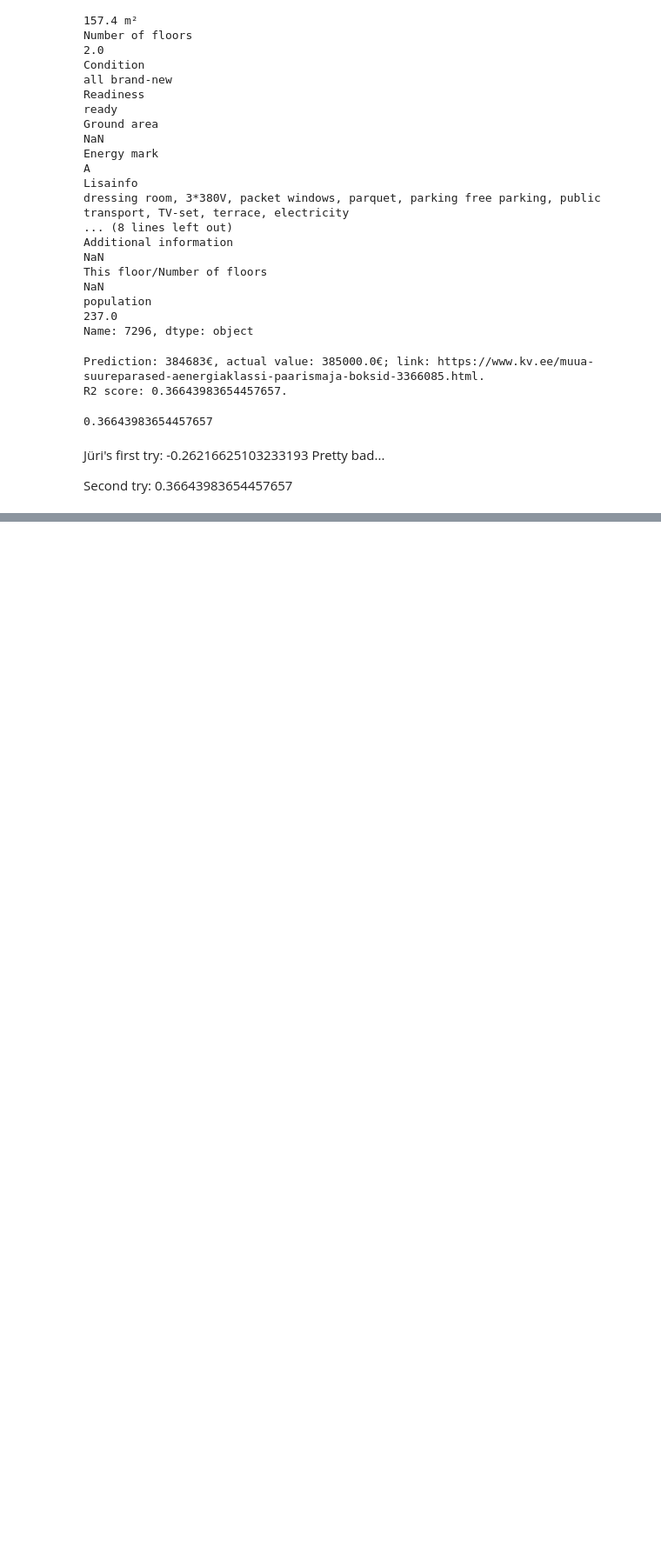
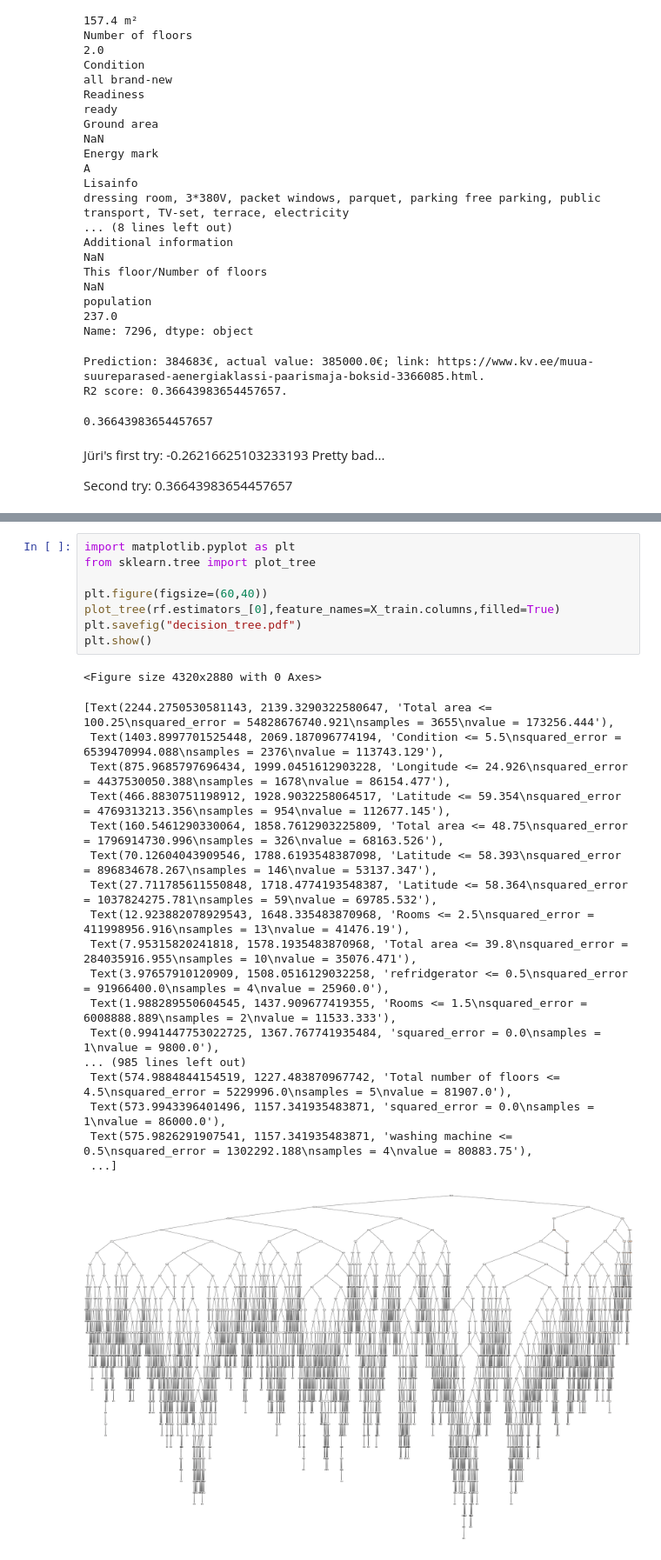
Before and after one commit to Jyrijoul/real_estate_prediction, a Jupyter notebook: models.ipynb, the cells around one changed output, grey strips where cells are left out. Shown at 87% size. Saved outputs shown, nothing was run; the diff lists cells and outputs as text; blank space fills up the shorter version.

```diff
--- a/models.ipynb
+++ b/models.ipynb
@@ -361,0 +364,28 @@ Second try: 0.36643983654457657
+# %%
+import matplotlib.pyplot as plt
+from sklearn.tree import plot_tree
+
+plt.figure(figsize=(60,40))
+plot_tree(rf.estimators_[0],feature_names=X_train.columns,filled=True)
+plt.savefig("decision_tree.pdf")
+plt.show()
+# %% [output]
+<Figure size 4320x2880 with 0 Axes>
+[Text(2244.2750530581143, 2139.3290322580647, 'Total area <= 100.25\nsquared_error = 54828676740.921\nsamples = 3655\nvalue = 173256.444'),
+ Text(1403.8997701525448, 2069.187096774194, 'Condition <= 5.5\nsquared_error = 6539470994.088\nsamples = 2376\nvalue = 113743.129'),
+ Text(875.9685797696434, 1999.0451612903228, 'Longitude <= 24.926\nsquared_error = 4437530050.388\nsamples = 1678\nvalue = 86154.477'),
+ Text(466.8830751198912, 1928.9032258064517, 'Latitude <= 59.354\nsquared_error = 4769313213.356\nsamples = 954\nvalue = 112677.145'),
+ Text(160.5461290330064, 1858.7612903225809, 'Total area <= 48.75\nsquared_error = 1796914730.996\nsamples = 326\nvalue = 68163.526'),
+ Text(70.12604043909546, 1788.6193548387098, 'Latitude <= 58.393\nsquared_error = 896834678.267\nsamples = 146\nvalue = 53137.347'),
+ Text(27.711785611550848, 1718.4774193548387, 'Latitude <= 58.364\nsquared_error = 1037824275.781\nsamples = 59\nvalue = 69785.532'),
+ Text(12.923882078929543, 1648.335483870968, 'Rooms <= 2.5\nsquared_error = 411998956.916\nsamples = 13\nvalue = 41476.19'),
+ Text(7.95315820241818, 1578.1935483870968, 'Total area <= 39.8\nsquared_error = 284035916.955\nsamples = 10\nvalue = 35076.471'),
+ Text(3.97657910120909, 1508.0516129032258, 'refridgerator <= 0.5\nsquared_error = 91966400.0\nsamples = 4\nvalue = 25960.0'),
+ Text(1.988289550604545, 1437.909677419355, 'Rooms <= 1.5\nsquared_error = 6008888.889\nsamples = 2\nvalue = 11533.333'),
+ Text(0.9941447753022725, 1367.767741935484, 'squared_error = 0.0\nsamples = 1\nvalue = 9800.0'),
+... (985 lines left out)
+ Text(574.9884844154519, 1227.483870967742, 'Total number of floors <= 4.5\nsquared_error = 5229996.0\nsamples = 5\nvalue = 81907.0'),
+ Text(573.9943396401496, 1157.341935483871, 'squared_error = 0.0\nsamples = 1\nvalue = 86000.0'),
+ Text(575.9826291907541, 1157.341935483871, 'washing machine <= 0.5\nsquared_error = 1302292.188\nsamples = 4\nvalue = 80883.75'),
+ ...]
+[figure, added]
```
Also changed, not shown: parts of 1 cell of this notebook, 1 other file.
